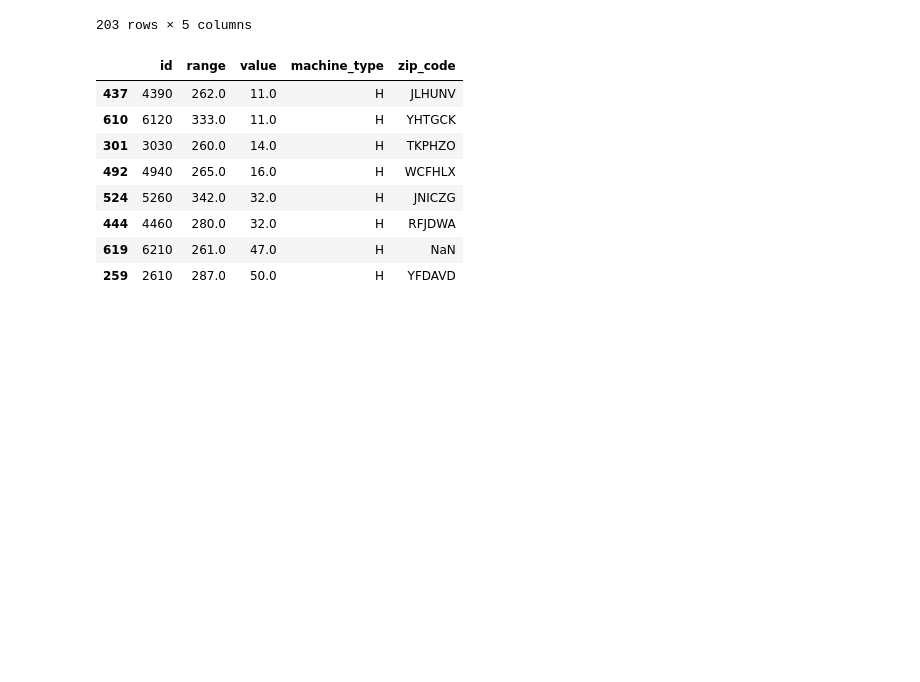
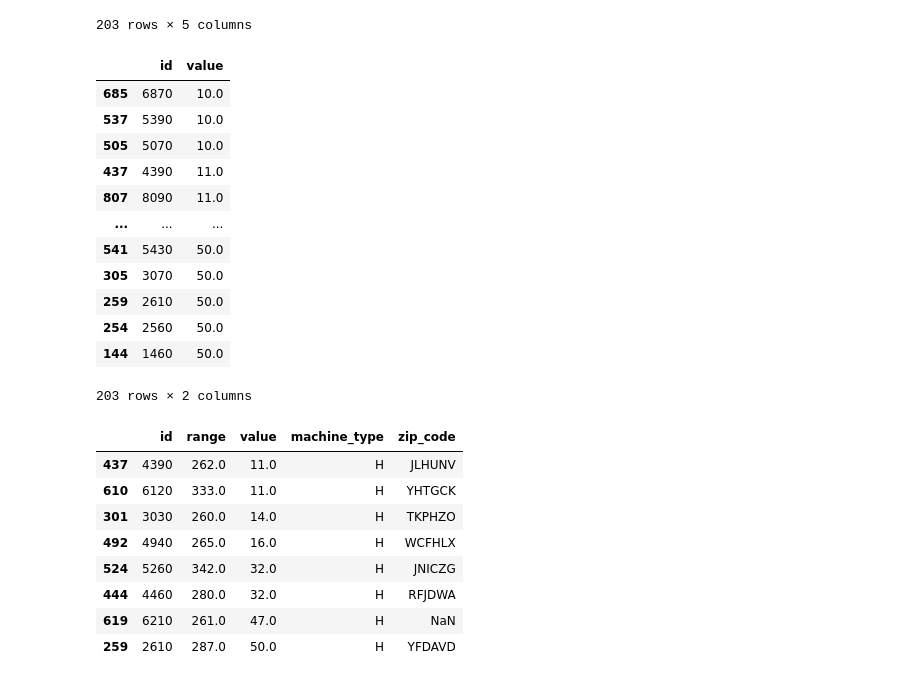
Before and after one commit to qlows/data_science, a Jupyter notebook: assignment3/assignment3.ipynb, the cells around one changed output. Drawn from its saved outputs; the diff is of its cells as text; code cells hidden in the pictures; blank space fills up the shorter version.

```diff
--- a/assignment3/assignment3.ipynb
+++ b/assignment3/assignment3.ipynb
@@ -403,4 +403,22 @@ DF[(range >=250) & (range <= 350)]
 | 254 | 2560 | 322.0 | 50.0 | P | ZZFRMM |
 | 144 | 1460 | 302.0 | 50.0 | S | DQIHRM |
 203 rows × 5 columns
+# %%
+# Q27
+range = DF.range
+DF[(range >=250) & (range <= 350)][["id", "value"]]
+# %% [output]
+|  | id | value |
+| 685 | 6870 | 10.0 |
+| 537 | 5390 | 10.0 |
+| 505 | 5070 | 10.0 |
+| 437 | 4390 | 11.0 |
+| 807 | 8090 | 11.0 |
+| ... | ... | ... |
+| 541 | 5430 | 50.0 |
+| 305 | 3070 | 50.0 |
+| 259 | 2610 | 50.0 |
+| 254 | 2560 | 50.0 |
+| 144 | 1460 | 50.0 |
+203 rows × 2 columns
 # %%
```
Also changed, not shown: parts of 4 cells of this notebook.
